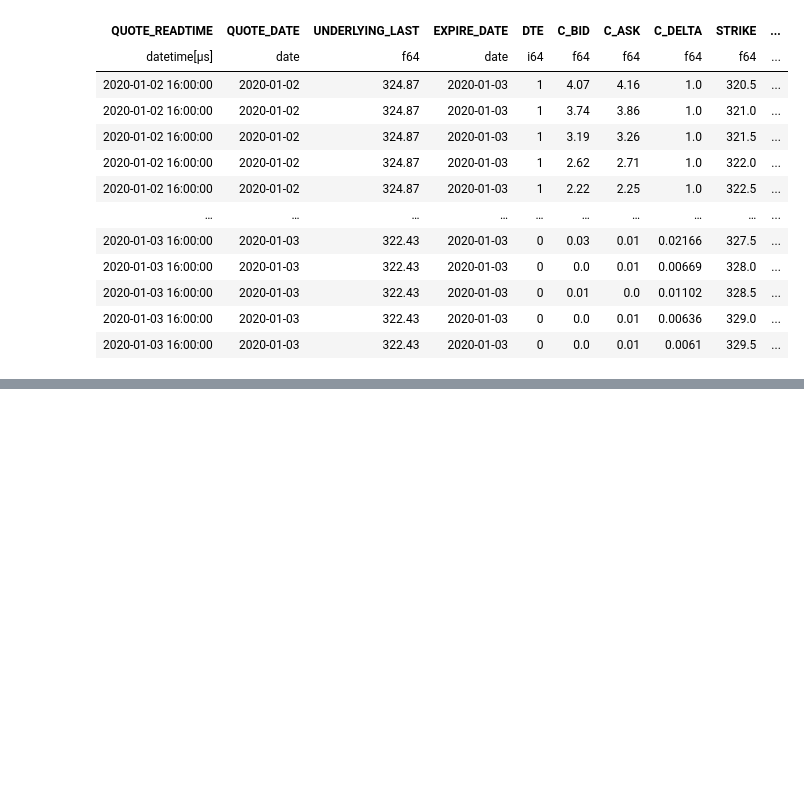
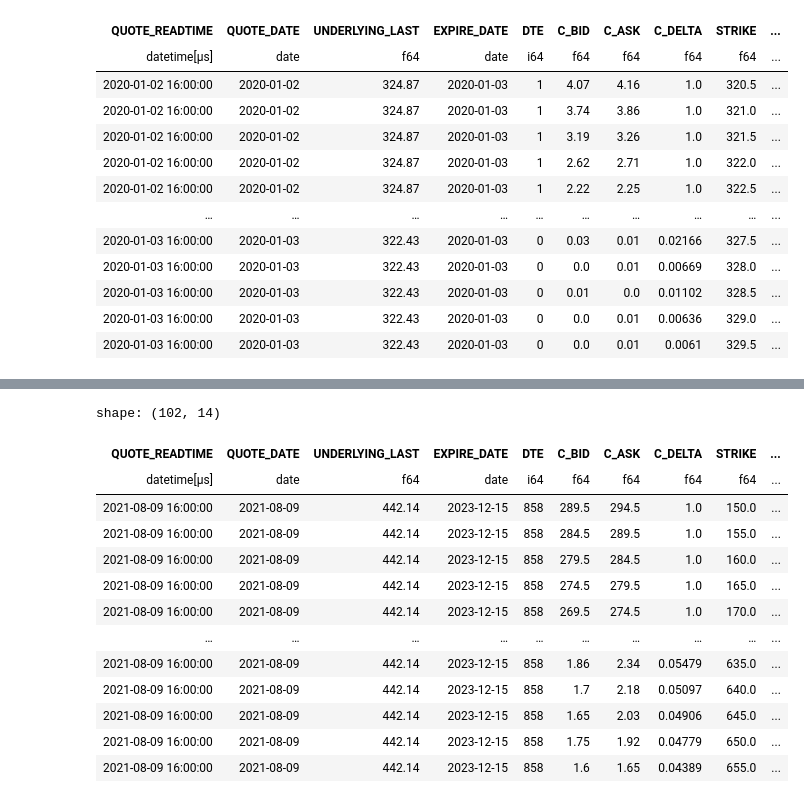
Before and after one commit to wqustudent/madoff, a Jupyter notebook: notebooks/load_and_EDA_for_SPY.ipynb, the cells around one changed output, grey strips where cells are left out. Saved outputs shown, nothing was run; the diff lists cells and outputs as text; code cells hidden in the pictures; blank space fills up the shorter version.

```diff
--- a/notebooks/load_and_EDA_for_SPY.ipynb
+++ b/notebooks/load_and_EDA_for_SPY.ipynb
@@ -171,0 +174,33 @@ fig.savefig('interest_guarantee.png')
+# %%
+qds = df["QUOTE_DATE"].unique()
+# print(len(qds))
+qd = qds[400]  # some random quote date, say idx = 100
+
+eds = df.filter(
+    (pl.col("QUOTE_DATE") == qd),
+)["EXPIRE_DATE"].unique()
+# print(len(eds))
+ed = eds[-1]  # long-dated expiry
+
+plot_frame = df.with_columns(
+    (pl.col("C_ASK") + pl.col("P_ASK")).alias("PAIR_ASK"),
+).filter(
+    (pl.col("EXPIRE_DATE") == ed)
+    & (pl.col("QUOTE_DATE") == qd)
+)
+plot_frame
+# %% [output]
+shape: (102, 14)
+| QUOTE_READTIME | QUOTE_DATE | UNDERLYING_LAST | EXPIRE_DATE | DTE | C_BID | C_ASK | C_DELTA | STRIKE | ... |
+| datetime[μs] | date | f64 | date | i64 | f64 | f64 | f64 | f64 | ... |
+| 2021-08-09 16:00:00 | 2021-08-09 | 442.14 | 2023-12-15 | 858 | 289.5 | 294.5 | 1.0 | 150.0 | ... |
+| 2021-08-09 16:00:00 | 2021-08-09 | 442.14 | 2023-12-15 | 858 | 284.5 | 289.5 | 1.0 | 155.0 | ... |
+| 2021-08-09 16:00:00 | 2021-08-09 | 442.14 | 2023-12-15 | 858 | 279.5 | 284.5 | 1.0 | 160.0 | ... |
+| 2021-08-09 16:00:00 | 2021-08-09 | 442.14 | 2023-12-15 | 858 | 274.5 | 279.5 | 1.0 | 165.0 | ... |
+| 2021-08-09 16:00:00 | 2021-08-09 | 442.14 | 2023-12-15 | 858 | 269.5 | 274.5 | 1.0 | 170.0 | ... |
+| … | … | … | … | … | … | … | … | … | ... |
+| 2021-08-09 16:00:00 | 2021-08-09 | 442.14 | 2023-12-15 | 858 | 1.86 | 2.34 | 0.05479 | 635.0 | ... |
+| 2021-08-09 16:00:00 | 2021-08-09 | 442.14 | 2023-12-15 | 858 | 1.7 | 2.18 | 0.05097 | 640.0 | ... |
+| 2021-08-09 16:00:00 | 2021-08-09 | 442.14 | 2023-12-15 | 858 | 1.65 | 2.03 | 0.04906 | 645.0 | ... |
+| 2021-08-09 16:00:00 | 2021-08-09 | 442.14 | 2023-12-15 | 858 | 1.75 | 1.92 | 0.04779 | 650.0 | ... |
+| 2021-08-09 16:00:00 | 2021-08-09 | 442.14 | 2023-12-15 | 858 | 1.6 | 1.65 | 0.04389 | 655.0 | ... |
```
Also changed, not shown: parts of 4 cells of this notebook, 11 other files.
